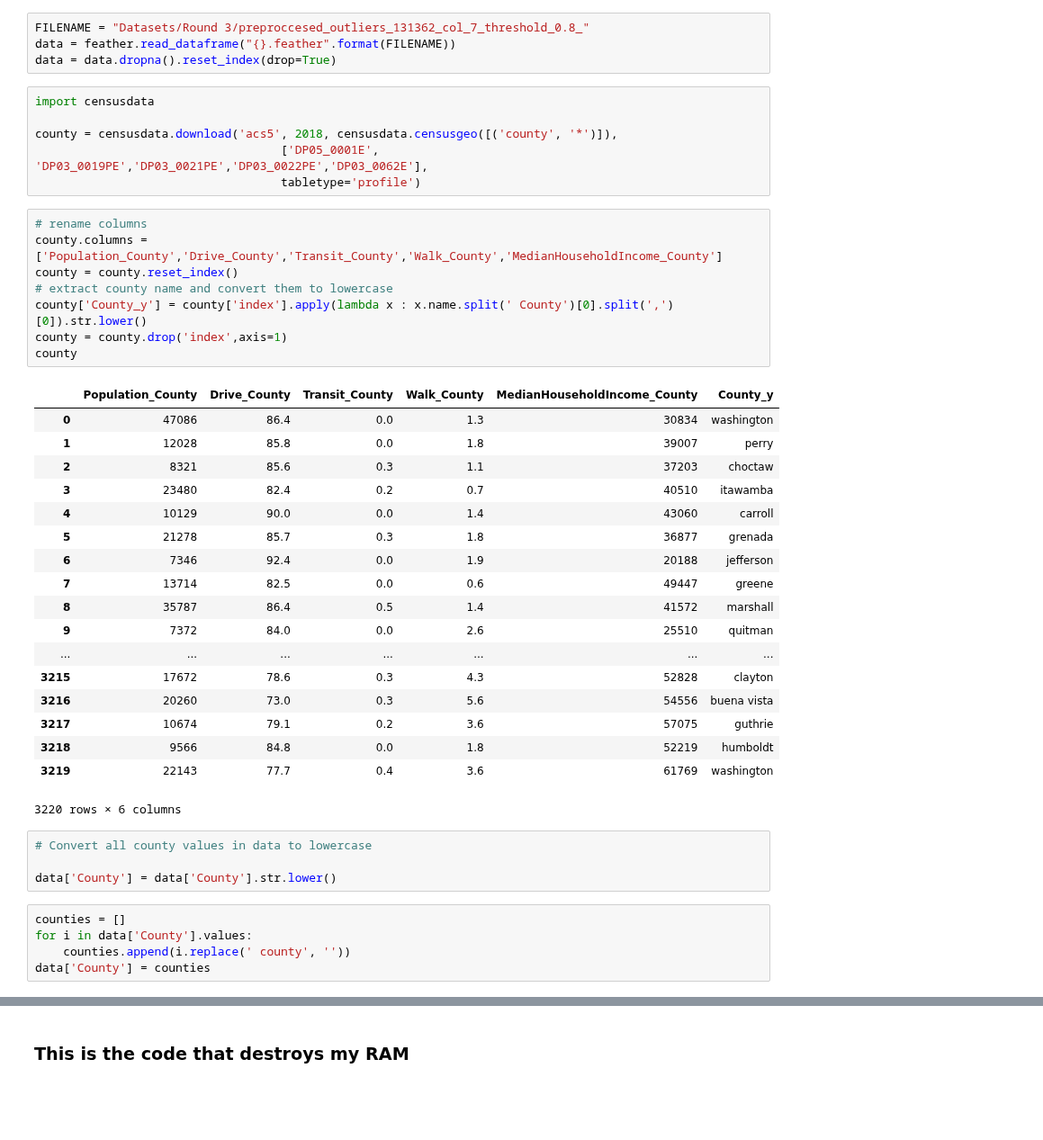
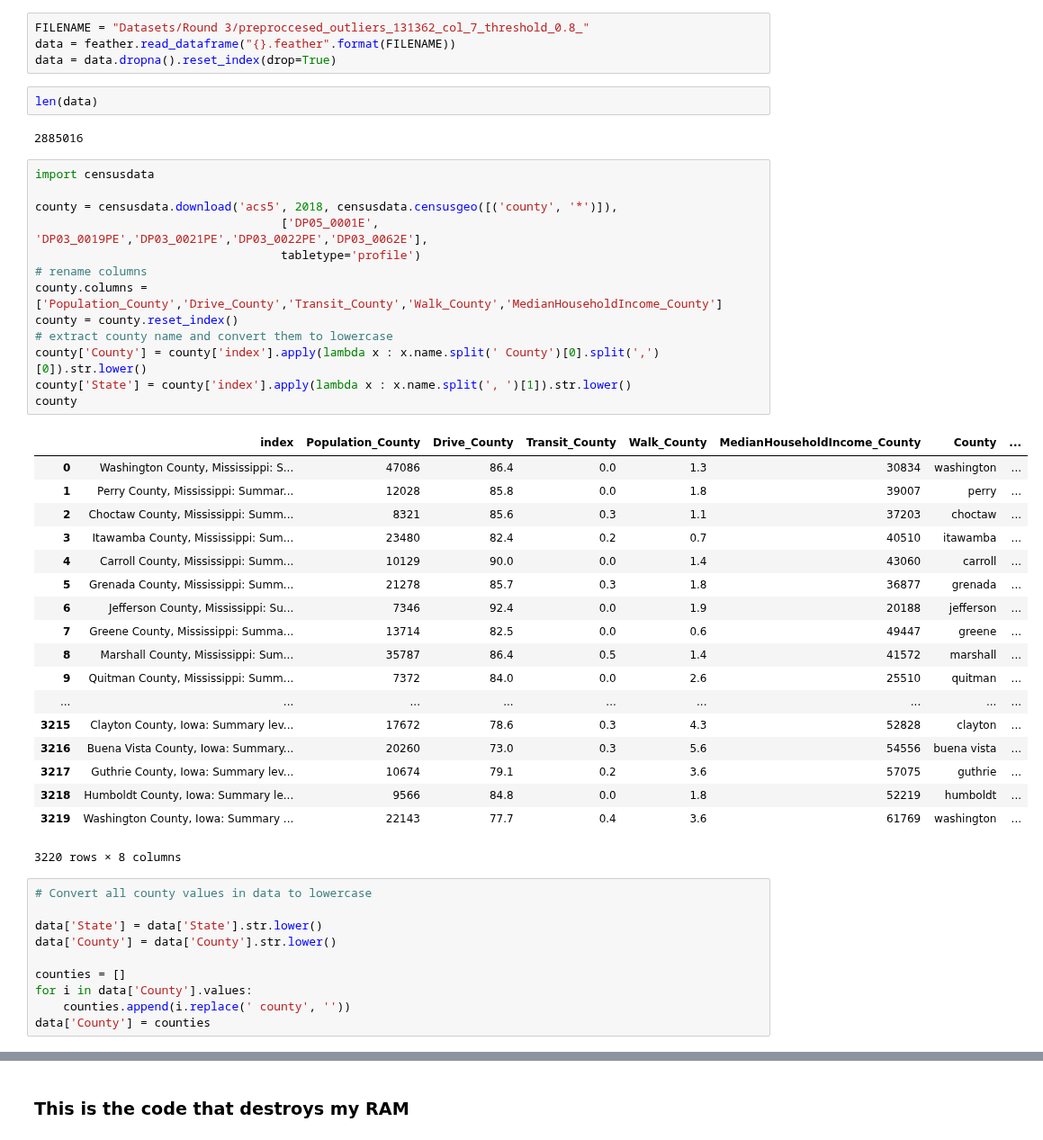
Before and after one commit to Abhilash240800/FinalProject_USAccidents, a Jupyter notebook: Jupyter Notebooks/county_values.ipynb, the cells around one changed output, grey strips where cells are left out. Shown at 90% size. Cells and saved outputs as stored; diff of their text form; blank space fills up the shorter version.

Commit message:
county merge updated

```diff
--- a/Jupyter Notebooks/county_values.ipynb
+++ b/Jupyter Notebooks/county_values.ipynb
@@ -22,45 +22,49 @@ warnings.filterwarnings("ignore")
 FILENAME = "Datasets/Round 3/preproccesed_outliers_131362_col_7_threshold_0.8_"
 data = feather.read_dataframe("{}.feather".format(FILENAME))
 data = data.dropna().reset_index(drop=True)
-# %%
-import censusdata
-
-county = censusdata.download('acs5', 2018, censusdata.censusgeo([('county', '*')]),
-                                   ['DP05_0001E',  'DP03_0019PE','DP03_0021PE','DP03_0022PE','DP03_0062E'],
-                                   tabletype='profile')
+# %%
+len(data)
+# %% [output]
+2885016
 # %%
+import censusdata
+
+county = censusdata.download('acs5', 2018, censusdata.censusgeo([('county', '*')]),
+                                   ['DP05_0001E',  'DP03_0019PE','DP03_0021PE','DP03_0022PE','DP03_0062E'],
+                                   tabletype='profile')
 # rename columns
 county.columns = ['Population_County','Drive_County','Transit_County','Walk_County','MedianHouseholdIncome_County']
 county = county.reset_index()
 # extract county name and convert them to lowercase
-county['County_y'] = county['index'].apply(lambda x : x.name.split(' County')[0].split(',')[0]).str.lower()
-county = county.drop('index',axis=1)
+county['County'] = county['index'].apply(lambda x : x.name.split(' County')[0].split(',')[0]).str.lower()
+county['State'] = county['index'].apply(lambda x : x.name.split(', ')[1]).str.lower()
 county
 # %% [output]
-|  | Population_County | Drive_County | Transit_County | Walk_County | MedianHouseholdIncome_County | County_y |
-| 0 | 47086 | 86.4 | 0.0 | 1.3 | 30834 | washington |
-| 1 | 12028 | 85.8 | 0.0 | 1.8 | 39007 | perry |
-| 2 | 8321 | 85.6 | 0.3 | 1.1 | 37203 | choctaw |
-| 3 | 23480 | 82.4 | 0.2 | 0.7 | 40510 | itawamba |
-| 4 | 10129 | 90.0 | 0.0 | 1.4 | 43060 | carroll |
-| 5 | 21278 | 85.7 | 0.3 | 1.8 | 36877 | grenada |
-| 6 | 7346 | 92.4 | 0.0 | 1.9 | 20188 | jefferson |
-| 7 | 13714 | 82.5 | 0.0 | 0.6 | 49447 | greene |
-| 8 | 35787 | 86.4 | 0.5 | 1.4 | 41572 | marshall |
-| 9 | 7372 | 84.0 | 0.0 | 2.6 | 25510 | quitman |
-| ... | ... | ... | ... | ... | ... | ... |
-| 3215 | 17672 | 78.6 | 0.3 | 4.3 | 52828 | clayton |
-| 3216 | 20260 | 73.0 | 0.3 | 5.6 | 54556 | buena vista |
-| 3217 | 10674 | 79.1 | 0.2 | 3.6 | 57075 | guthrie |
-| 3218 | 9566 | 84.8 | 0.0 | 1.8 | 52219 | humboldt |
-| 3219 | 22143 | 77.7 | 0.4 | 3.6 | 61769 | washington |
+|  | index | Population_County | Drive_County | Transit_County | Walk_County | MedianHouseholdIncome_County | County | ... |
+| 0 | Washington County, Mississippi: S... | 47086 | 86.4 | 0.0 | 1.3 | 30834 | washington | ... |
+| 1 | Perry County, Mississippi: Summar... | 12028 | 85.8 | 0.0 | 1.8 | 39007 | perry | ... |
+| 2 | Choctaw County, Mississippi: Summ... | 8321 | 85.6 | 0.3 | 1.1 | 37203 | choctaw | ... |
+| 3 | Itawamba County, Mississippi: Sum... | 23480 | 82.4 | 0.2 | 0.7 | 40510 | itawamba | ... |
+| 4 | Carroll County, Mississippi: Summ... | 10129 | 90.0 | 0.0 | 1.4 | 43060 | carroll | ... |
+| 5 | Grenada County, Mississippi: Summ... | 21278 | 85.7 | 0.3 | 1.8 | 36877 | grenada | ... |
+| 6 | Jefferson County, Mississippi: Su... | 7346 | 92.4 | 0.0 | 1.9 | 20188 | jefferson | ... |
+| 7 | Greene County, Mississippi: Summa... | 13714 | 82.5 | 0.0 | 0.6 | 49447 | greene | ... |
+| 8 | Marshall County, Mississippi: Sum... | 35787 | 86.4 | 0.5 | 1.4 | 41572 | marshall | ... |
+| 9 | Quitman County, Mississippi: Summ... | 7372 | 84.0 | 0.0 | 2.6 | 25510 | quitman | ... |
+| ... | ... | ... | ... | ... | ... | ... | ... | ... |
+| 3215 | Clayton County, Iowa: Summary lev... | 17672 | 78.6 | 0.3 | 4.3 | 52828 | clayton | ... |
+| 3216 | Buena Vista County, Iowa: Summary... | 20260 | 73.0 | 0.3 | 5.6 | 54556 | buena vista | ... |
+| 3217 | Guthrie County, Iowa: Summary lev... | 10674 | 79.1 | 0.2 | 3.6 | 57075 | guthrie | ... |
+| 3218 | Humboldt County, Iowa: Summary le... | 9566 | 84.8 | 0.0 | 1.8 | 52219 | humboldt | ... |
+| 3219 | Washington County, Iowa: Summary ... | 22143 | 77.7 | 0.4 | 3.6 | 61769 | washington | ... |
-3220 rows × 6 columns
+3220 rows × 8 columns
 # %%
 # Convert all county values in data to lowercase
 
+data['State'] = data['State'].str.lower()
 data['County'] = data['County'].str.lower()
+
+counties = []
+for i in data['County'].values:
+    counties.append(i.replace(' county', ''))
+data['County'] = counties
-# %%
-counties = []
-for i in data['County'].values:
-    counties.append(i.replace(' county', ''))
-data['County'] = counties
```
Also changed, not shown: parts of 8 cells of this notebook.
